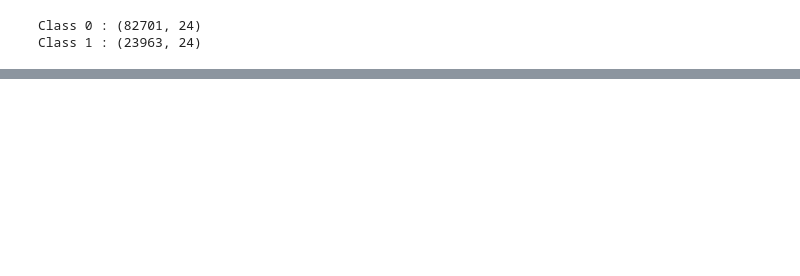
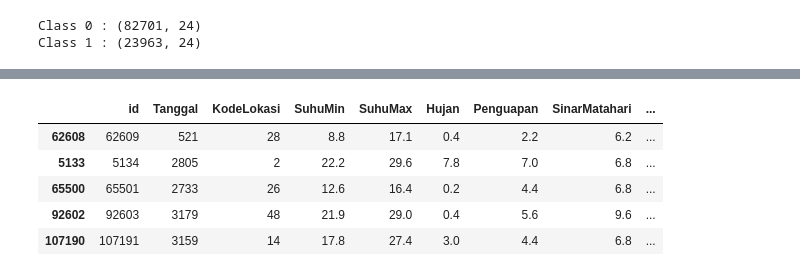
Before and after one commit to marcellorasel/Machine-Learning-Classification-Salju, a Jupyter notebook: TUBES_CLASSIFICATION.ipynb, the cells around one changed output, grey strips where cells are left out. Cells and saved outputs as stored; diff of their text form; code cells hidden in the pictures; blank space fills up the shorter version.

```diff
--- a/TUBES_CLASSIFICATION.ipynb
+++ b/TUBES_CLASSIFICATION.ipynb
@@ -123,0 +162,9 @@ salju_train_sampling = salju_train_sampling.fillna(salju_train_sampling.mode().i
+# %%
+salju_train_sampling.head()
+# %% [output]
+|  | id | Tanggal | KodeLokasi | SuhuMin | SuhuMax | Hujan | Penguapan | SinarMatahari | ... |
+| 62608 | 62609 | 521 | 28 | 8.8 | 17.1 | 0.4 | 2.2 | 6.2 | ... |
+| 5133 | 5134 | 2805 | 2 | 22.2 | 29.6 | 7.8 | 7.0 | 6.8 | ... |
+| 65500 | 65501 | 2733 | 26 | 12.6 | 16.4 | 0.2 | 4.4 | 6.8 | ... |
+| 92602 | 92603 | 3179 | 48 | 21.9 | 29.0 | 0.4 | 5.6 | 9.6 | ... |
+| 107190 | 107191 | 3159 | 14 | 17.8 | 27.4 | 3.0 | 4.4 | 6.8 | ... |
```
Also changed, not shown: parts of 15 cells of this notebook.
